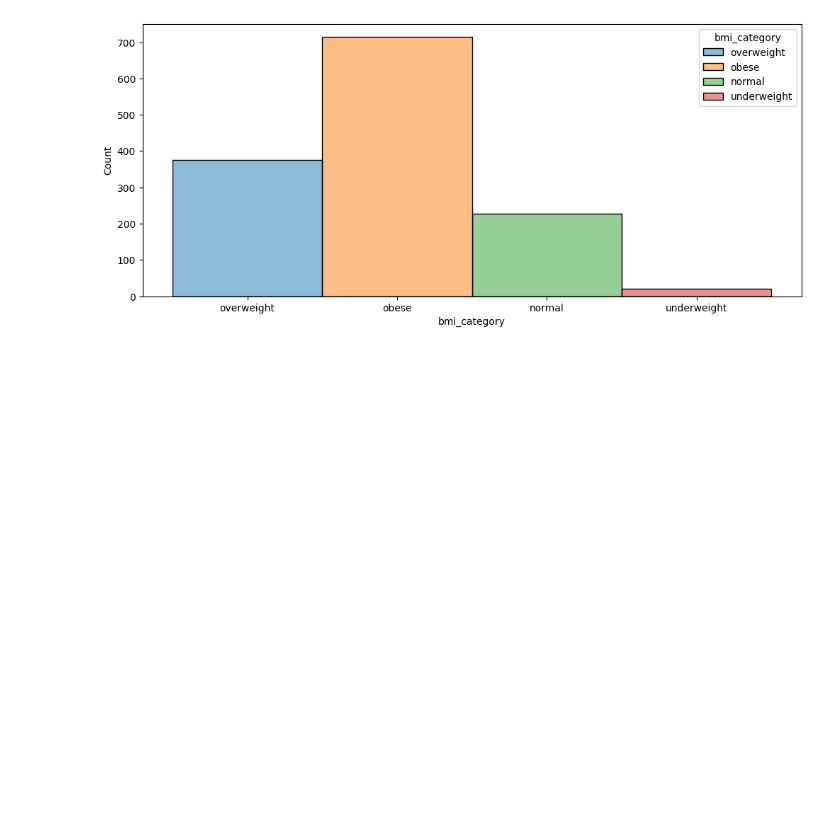
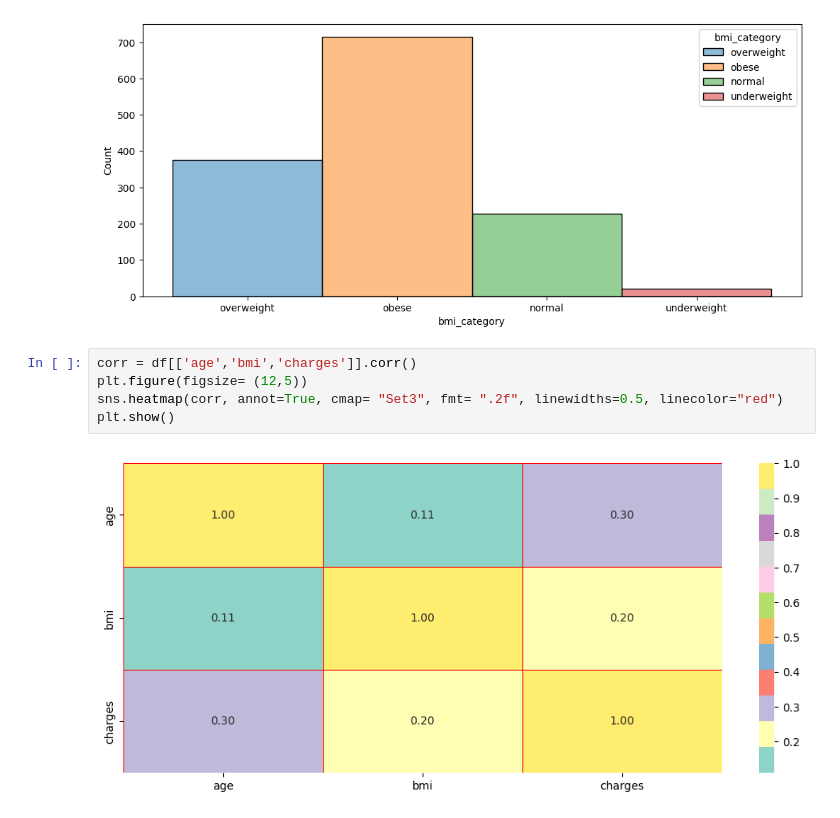
Before and after one commit to FaithKamaraju/Medical-Expenditure-Estimator, a Jupyter notebook: expenditure_data_analysis.ipynb, the cells around one changed output. Drawn from its saved outputs; the diff is of its cells as text; blank space fills up the shorter version.

```diff
--- a/expenditure_data_analysis.ipynb
+++ b/expenditure_data_analysis.ipynb
@@ -135,3 +135,10 @@ sns.histplot(x='bmi_category',hue='bmi_category',palette='tab10', data=df, ax=ax
 plt.show()
 # %% [output]
 [figure]
+# %%
+corr = df[['age','bmi','charges']].corr()
+plt.figure(figsize= (12,5))
+sns.heatmap(corr, annot=True, cmap= "Set3", fmt= ".2f", linewidths=0.5, linecolor="red")
+plt.show()
+# %% [output]
+[figure, added]
```
Also changed, not shown: 1 other file.
